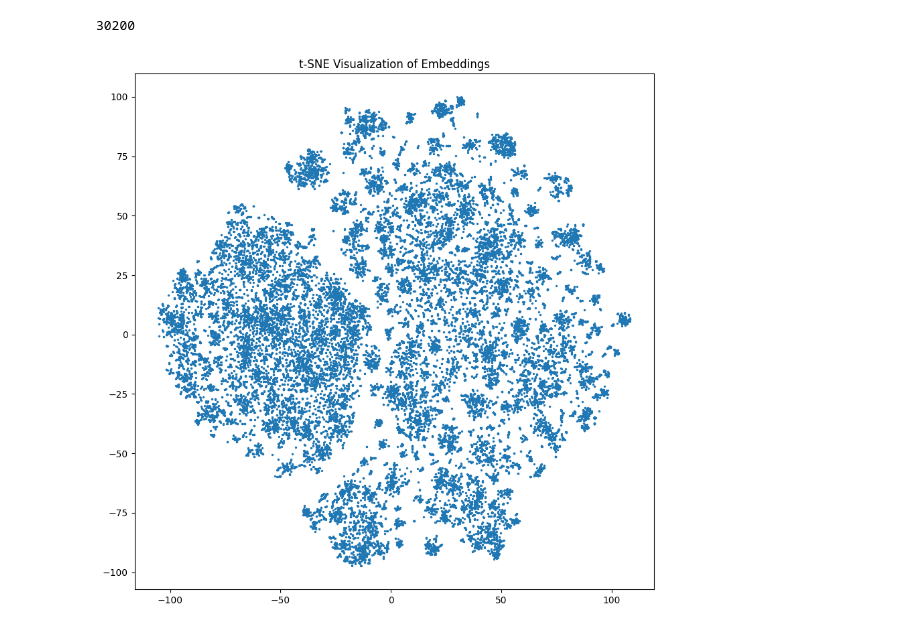
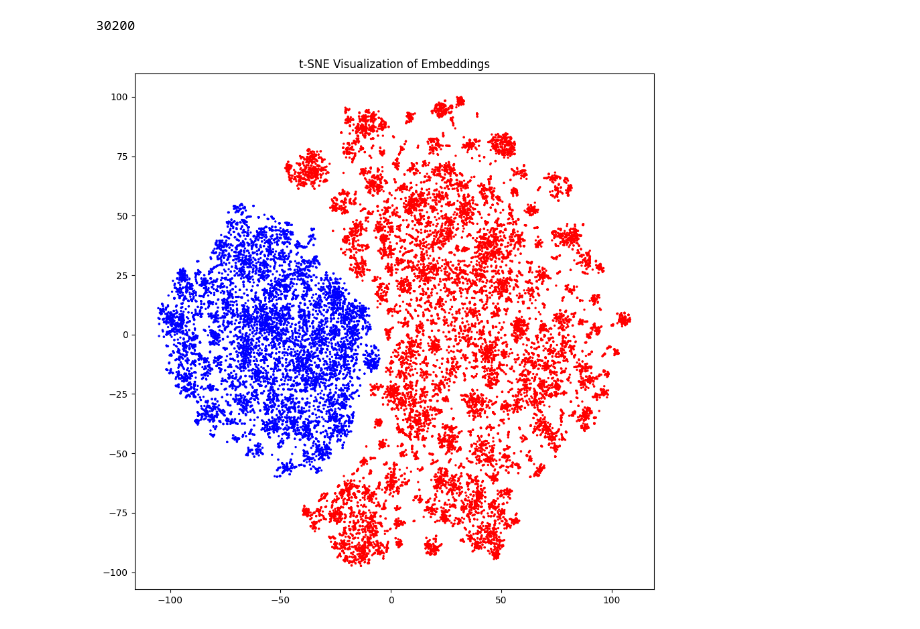
Before and after one commit to LEON-gittech/Cherry_LLM, a Jupyter notebook: alpaca_code.ipynb, the cells around one changed output. Saved outputs shown, nothing was run; the diff lists cells and outputs as text; code cells hidden in the pictures.

```diff
--- a/alpaca_code.ipynb
+++ b/alpaca_code.ipynb
@@ -125,10 +125,11 @@ from scipy.spatial.distance import pdist, squareform
 tsne_model = TSNE(n_components=2, random_state=0, metric='cosine')
 tsne_results = tsne_model.fit_transform(embeddings)
 import matplotlib.pyplot as plt
-
-plt.figure(figsize=(10, 10))
-plt.scatter(tsne_results[:, 0], tsne_results[:, 1], s=2)
-plt.title('t-SNE Visualization of Embeddings')
-plt.show()
-# %% [output]
-[figure, removed]
+# %%
+colors = ['red' if i < 20022 else 'blue' for i in range(len(tsne_results))]
+plt.figure(figsize=(10, 10))
+plt.scatter(tsne_results[:, 0], tsne_results[:, 1], c=colors, s=2)
+plt.title('t-SNE Visualization of Embeddings')
+plt.show()
+# %% [output]
+[figure, added]
```
